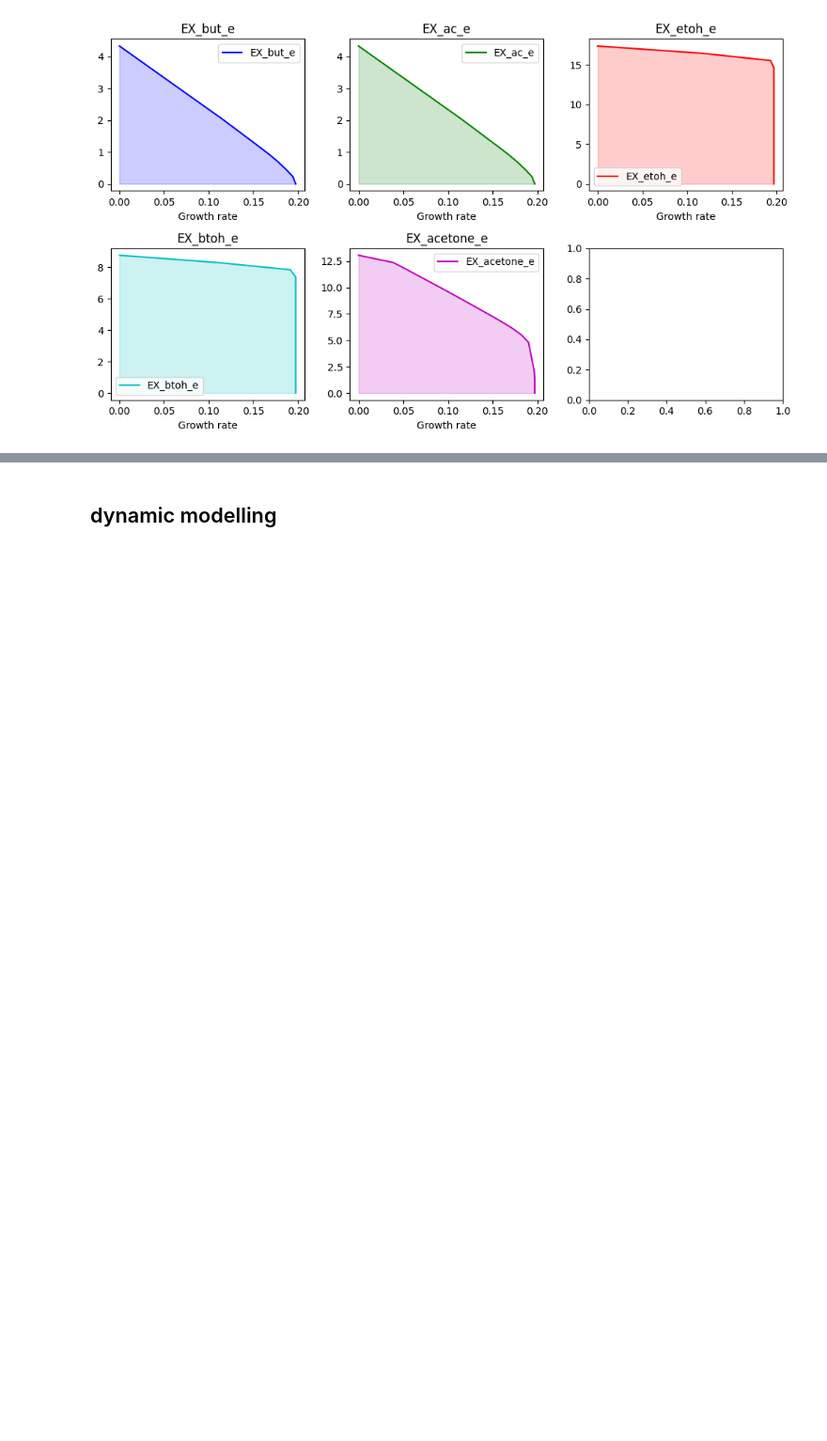
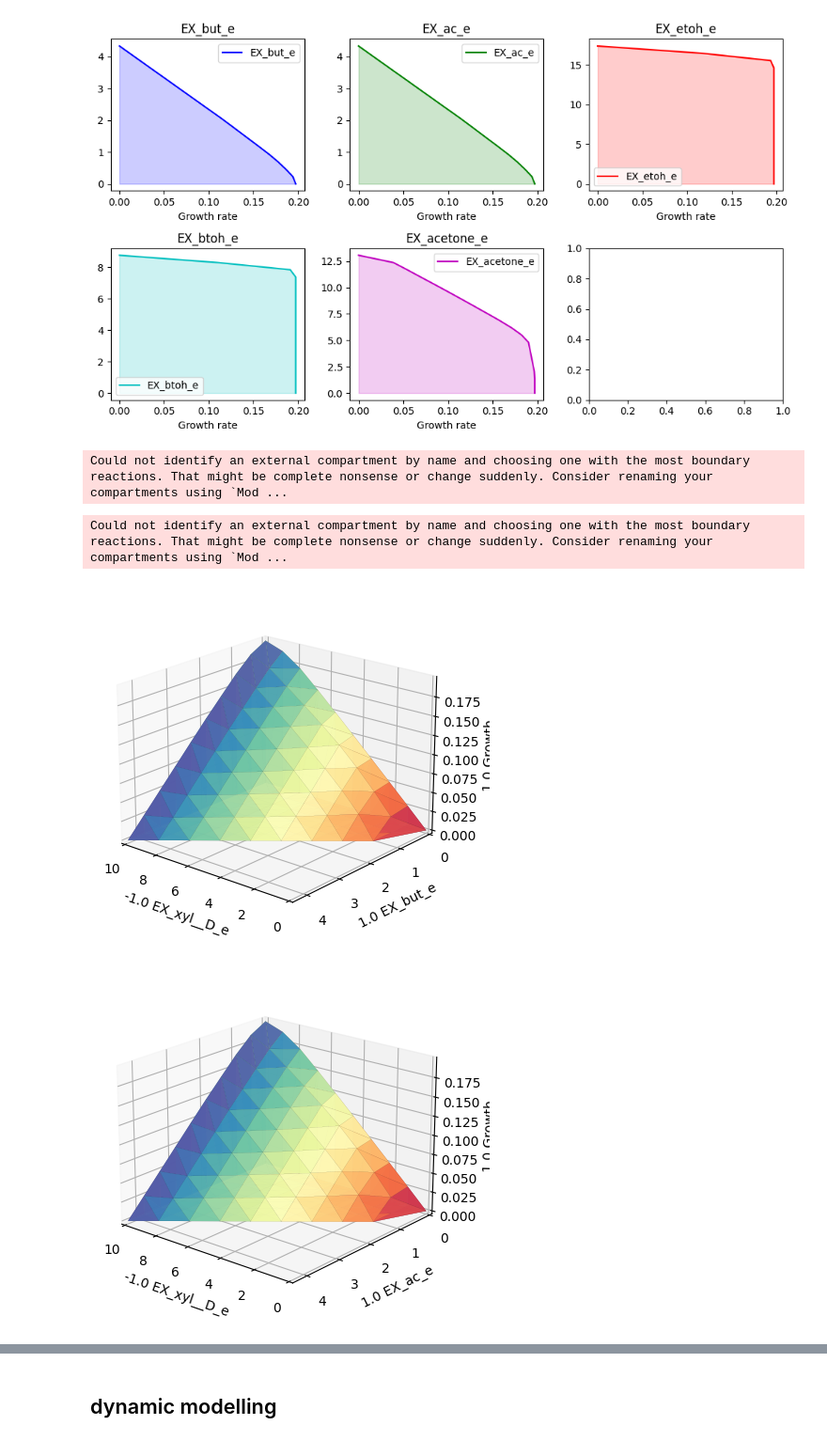
Before and after one commit to andreastallvik/BIOTBT3900, a Jupyter notebook: community_modelling/CBP_butanol/nj4_sim.ipynb, the cells around one changed output, grey strips where cells are left out. Shown at 94% size. Saved outputs shown, nothing was run; the diff lists cells and outputs as text; code cells hidden in the pictures; blank space fills up the shorter version.

```diff
--- a/community_modelling/CBP_butanol/nj4_sim.ipynb
+++ b/community_modelling/CBP_butanol/nj4_sim.ipynb
@@ -191,3 +191,26 @@ Could not identify an external compartment by name and choosing one with the mos
 Could not identify an external compartment by name and choosing one with the most boundary reactions. That might be complete nonsense or change suddenly. Consider renaming your compartments using `Mod ...
 Could not identify an external compartment by name and choosing one with the most boundary reactions. That might be complete nonsense or change suddenly. Consider renaming your compartments using `Mod ...
 [figure]
+# %%
+from utils import static_sim
+
+medium = static_sim.get_specific_medium(nj4, {"EX_xyl__D_e": 10})
+
+prod_reactions = ["EX_but_e", "EX_ac_e", "EX_etoh_e", "EX_btoh_e", "EX_acetone_e"]
+# %% [output]
+Could not identify an external compartment by name and choosing one with the most boundary reactions. That might be complete nonsense or change suddenly. Consider renaming your compartments using `Mod ...
+# %%
+import straindesign as sd
+import matplotlib.pyplot as plt
+
+with nj4:
+    nj4.medium = medium
+
+    for rx in prod_reactions:
+        _,_,plot = sd.plot_flux_space(nj4,('-EX_xyl__D_e',rx, 'Growth'),points=10, show=False);
+        plot._axes.view_init(elev=20, azim=130)
+        plt.show()
+# %% [output]
+Could not identify an external compartment by name and choosing one with the most boundary reactions. That might be complete nonsense or change suddenly. Consider renaming your compartments using `Mod ...
+[figure, added]
+[figure, added]
```
Also changed, not shown: parts of 1 cell of this notebook, 9 other files.
